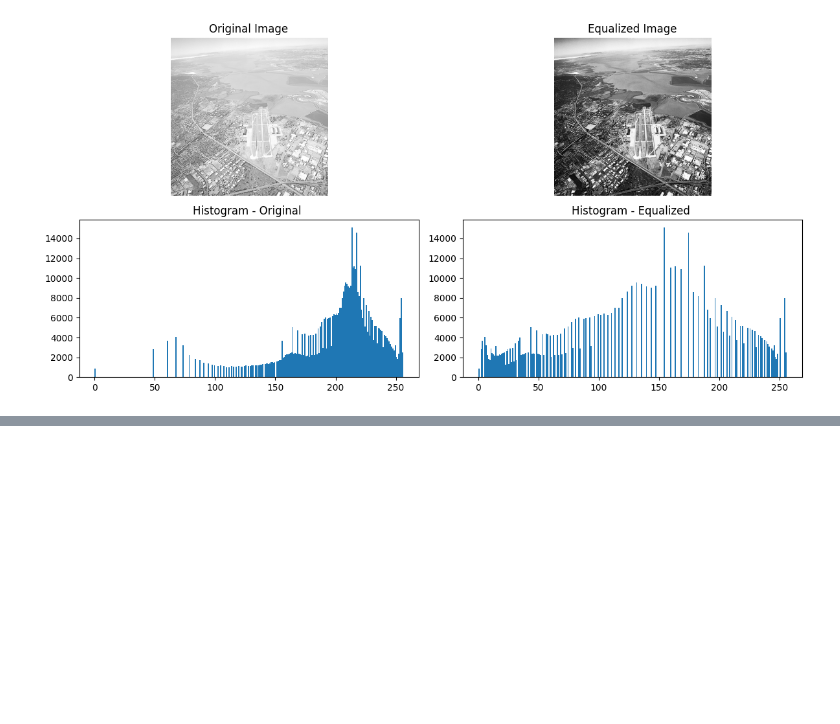
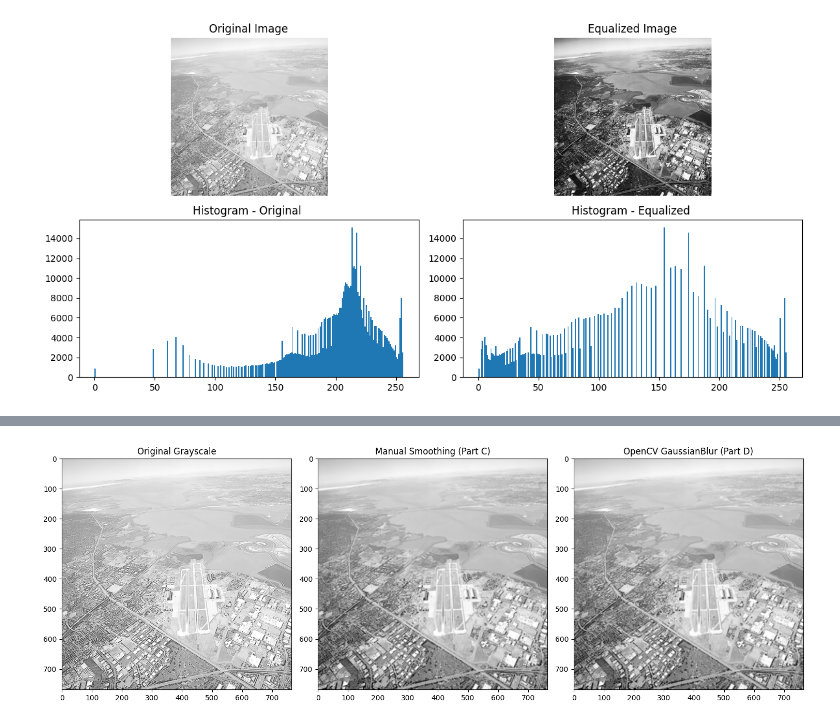
Before and after one commit to Geethmi98/computer_vision_asssignment01, a Jupyter notebook: assignment.ipynb, the cells around one changed output, grey strips where cells are left out. Saved outputs shown, nothing was run; the diff lists cells and outputs as text; code cells hidden in the pictures; blank space fills up the shorter version.

```diff
--- a/assignment.ipynb
+++ b/assignment.ipynb
@@ -179,0 +297,31 @@ plt.show()
+# %%
+img = cv.imread('images/runway.png', cv.IMREAD_GRAYSCALE)
+
+if img is None:
+    print("Error: Image not found. Please provide a valid path.")
+else:
+    #c) Apply manual Gaussian smoothing
+    img_manual = cv.filter2D(img, -1, kernel_5x5)
+
+    #d) Apply smoothing using OpenCV's built-in function
+    img_opencv = cv.GaussianBlur(img, (5, 5), sigmaX=2)
+
+    # Visualize the results
+    plt.figure(figsize=(15, 5))
+
+    plt.subplot(131)
+    plt.title("Original Grayscale")
+    plt.imshow(img, cmap='gray')
+
+    plt.subplot(132)
+    plt.title("Manual Smoothing (Part C)")
+    plt.imshow(img_manual, cmap='gray')
+
+    plt.subplot(133)
+    plt.title("OpenCV GaussianBlur (Part D)")
+    plt.imshow(img_opencv, cmap='gray')
+
+    plt.tight_layout()
+    plt.show()
+# %% [output]
+[figure, added]
```
Also changed, not shown: parts of 6 cells of this notebook, 1 other file.
